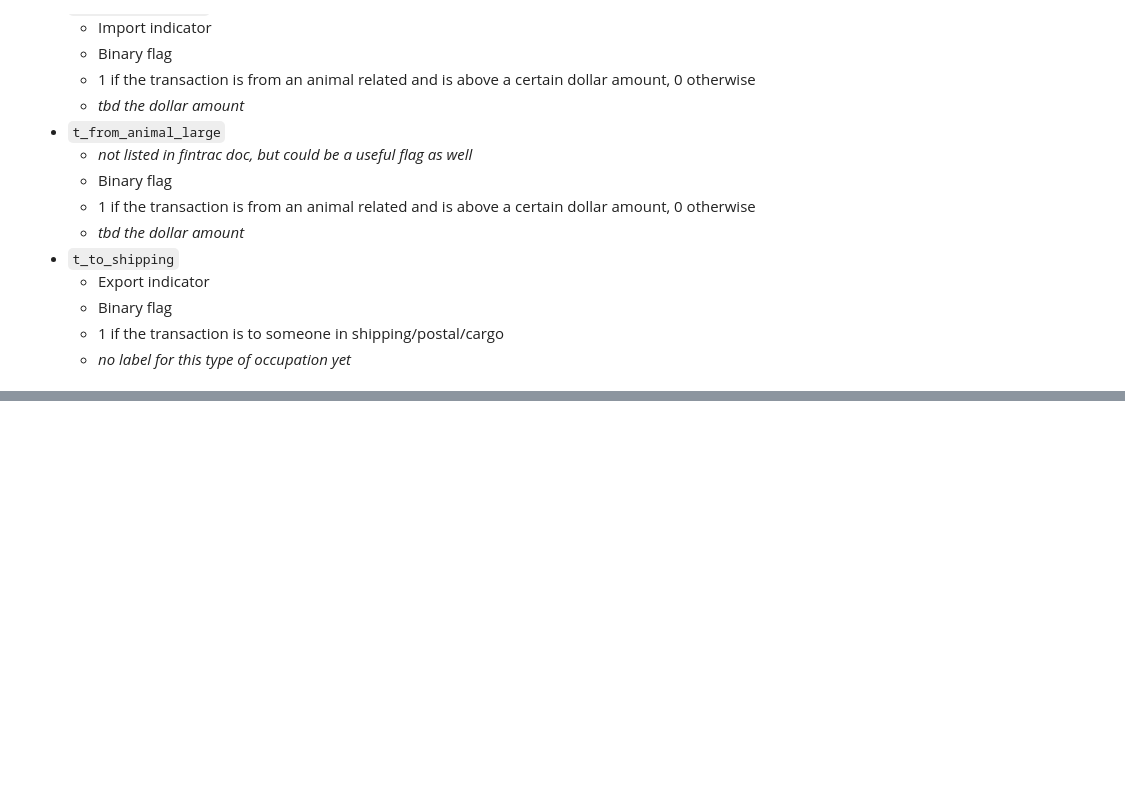
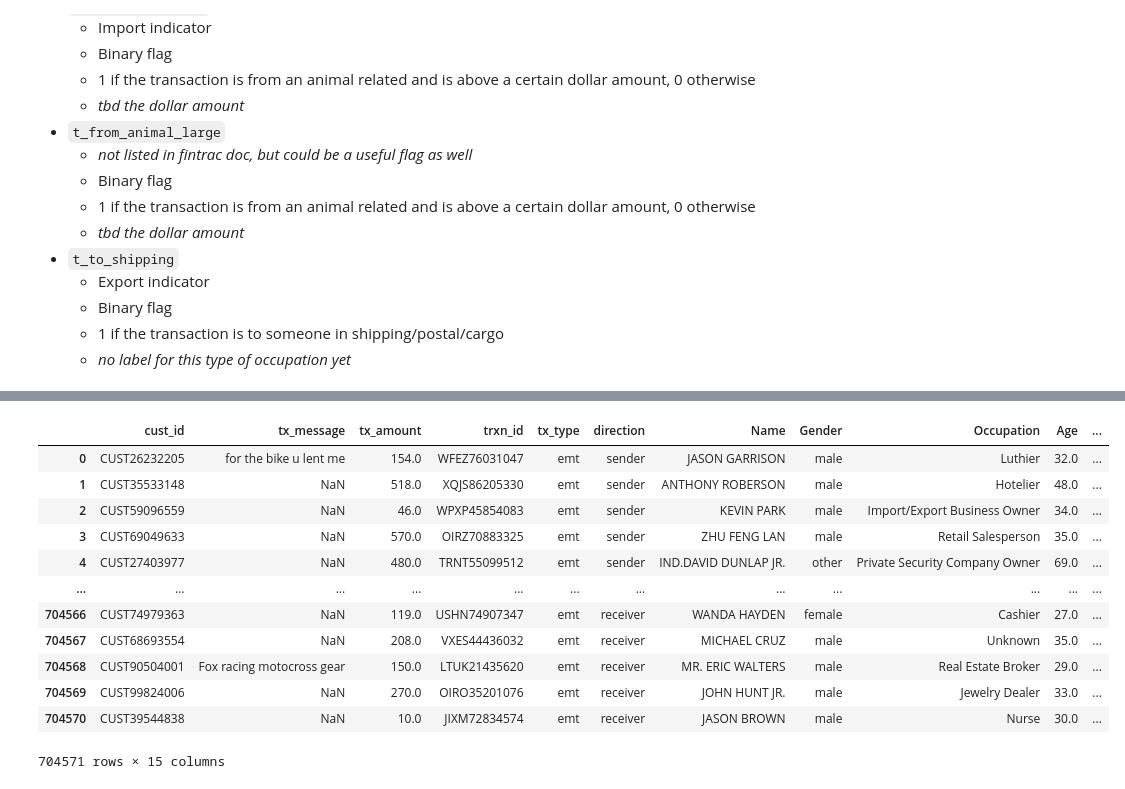
Before and after one commit to jwardbond/2023-imi-bigdata, a Jupyter notebook: pipeline/2.transaction_preprocessing.ipynb, the cells around one changed output, grey strips where cells are left out. Drawn from its saved outputs; the diff is of its cells as text; code cells hidden in the pictures; blank space fills up the shorter version.

```diff
--- a/pipeline/2.transaction_preprocessing.ipynb
+++ b/pipeline/2.transaction_preprocessing.ipynb
@@ -93,4 +93,4 @@ import plotly.express as px
 emt_data = pd.read_csv('../data/raw/emt.csv')
 wire_data = pd.read_csv('../data/raw/wire.csv')
 cash_data = pd.read_csv('../data/raw/cash.csv')
-kyc_data = pd.read_csv('../data/raw/kyc.csv')
+kyc_data = pd.read_csv('../data/processed/kyc_processed.csv')
@@ -170,4 +186,25 @@ wire_data = pd.concat([wire_data_sender, wire_data_receiver], ignore_index=True)
 
 wire_data = wire_data.drop(columns=['name'])
 emt_data = emt_data.drop(columns=['name'])
+# %%
+# Add kyc data to tx data
+emt_data = emt_data.merge(kyc_data, on='cust_id', how='left')
+wire_data = wire_data.merge(kyc_data, on='cust_id', how='left')
+cash_data = cash_data.merge(kyc_data, on='cust_id', how='left')
+# %%
+emt_data
+# %% [output]
+|  | cust_id | tx_message | tx_amount | trxn_id | tx_type | direction | Name | Gender | Occupation | Age | ... |
+| 0 | CUST26232205 | for the bike u lent me | 154.0 | WFEZ76031047 | emt | sender | JASON GARRISON | male | Luthier | 32.0 | ... |
+| 1 | CUST35533148 | NaN | 518.0 | XQJS86205330 | emt | sender | ANTHONY ROBERSON | male | Hotelier | 48.0 | ... |
+| 2 | CUST59096559 | NaN | 46.0 | WPXP45854083 | emt | sender | KEVIN PARK | male | Import/Export Business Owner | 34.0 | ... |
+| 3 | CUST69049633 | NaN | 570.0 | OIRZ70883325 | emt | sender | ZHU FENG LAN | male | Retail Salesperson | 35.0 | ... |
+| 4 | CUST27403977 | NaN | 480.0 | TRNT55099512 | emt | sender | IND.DAVID DUNLAP JR. | other | Private Security Company Owner | 69.0 | ... |
+| ... | ... | ... | ... | ... | ... | ... | ... | ... | ... | ... | ... |
+| 704566 | CUST74979363 | NaN | 119.0 | USHN74907347 | emt | receiver | WANDA HAYDEN | female | Cashier | 27.0 | ... |
+| 704567 | CUST68693554 | NaN | 208.0 | VXES44436032 | emt | receiver | MICHAEL CRUZ | male | Unknown | 35.0 | ... |
+| 704568 | CUST90504001 | Fox racing motocross gear | 150.0 | LTUK21435620 | emt | receiver | MR. ERIC WALTERS | male | Real Estate Broker | 29.0 | ... |
+| 704569 | CUST99824006 | NaN | 270.0 | OIRO35201076 | emt | receiver | JOHN HUNT JR. | male | Jewelry Dealer | 33.0 | ... |
+| 704570 | CUST39544838 | NaN | 10.0 | JIXM72834574 | emt | receiver | JASON BROWN | male | Nurse | 30.0 | ... |
+704571 rows × 15 columns
 # %%
```
Also changed, not shown: parts of 3 cells of this notebook.
